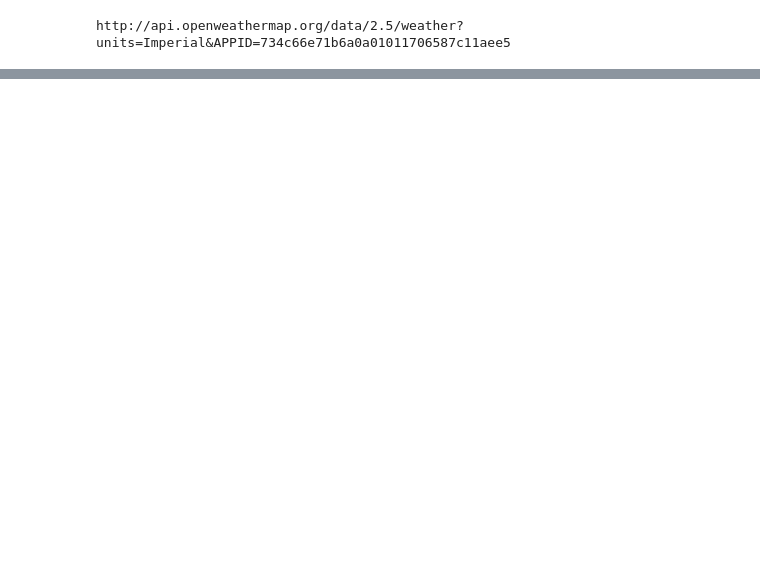
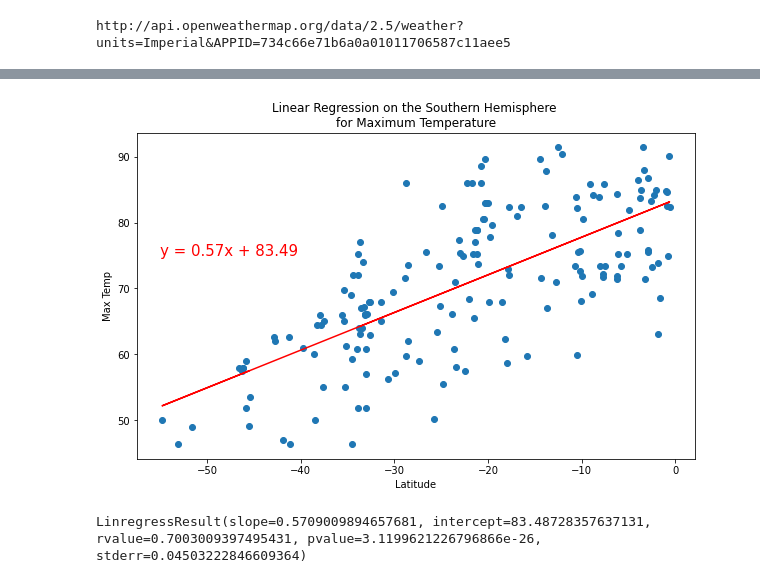
Before and after one commit to Omodayo/World_Weather_Analysis, a Jupyter notebook: WeatherPy.ipynb, the cells around one changed output, grey strips where cells are left out. Saved outputs shown, nothing was run; the diff lists cells and outputs as text; code cells hidden in the pictures; blank space fills up the shorter version.

```diff
--- a/WeatherPy.ipynb
+++ b/WeatherPy.ipynb
@@ -256,0 +300,15 @@ plt.show()
+# %%
+# Linear regression on the Southern Hemisphere
+x_values = southern_hemi_df["Lat"]
+y_values = southern_hemi_df["Max Temp"]
+
+plt.subplots(figsize=(10, 6))
+plt.title('Linear Regression on the Southern Hemisphere \n'
+          f'for Maximum Temperature')
+# Call the function.
+plot_linear_regression(x_values, y_values, _, 'Max Temp',(-55,75))
+(slope, intercept, r_value, p_value, std_err) = linregress(x_values, y_values)
+linregress(x_values, y_values)
+# %% [output]
+[figure, added]
+LinregressResult(slope=0.5709009894657681, intercept=83.48728357637131, rvalue=0.7003009397495431, pvalue=3.1199621226796866e-26, stderr=0.04503222846609364)
```
Also changed, not shown: parts of 19 cells of this notebook.
